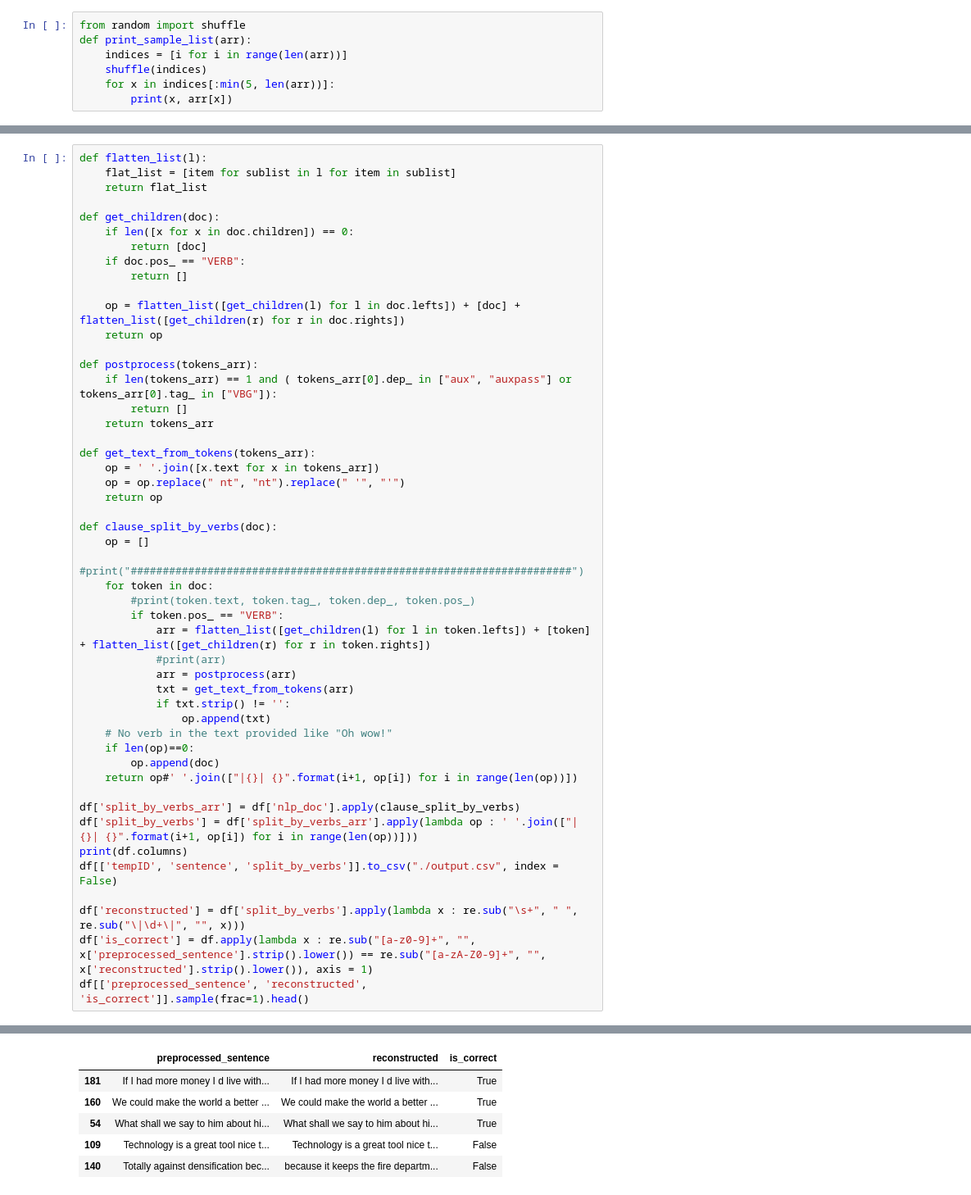
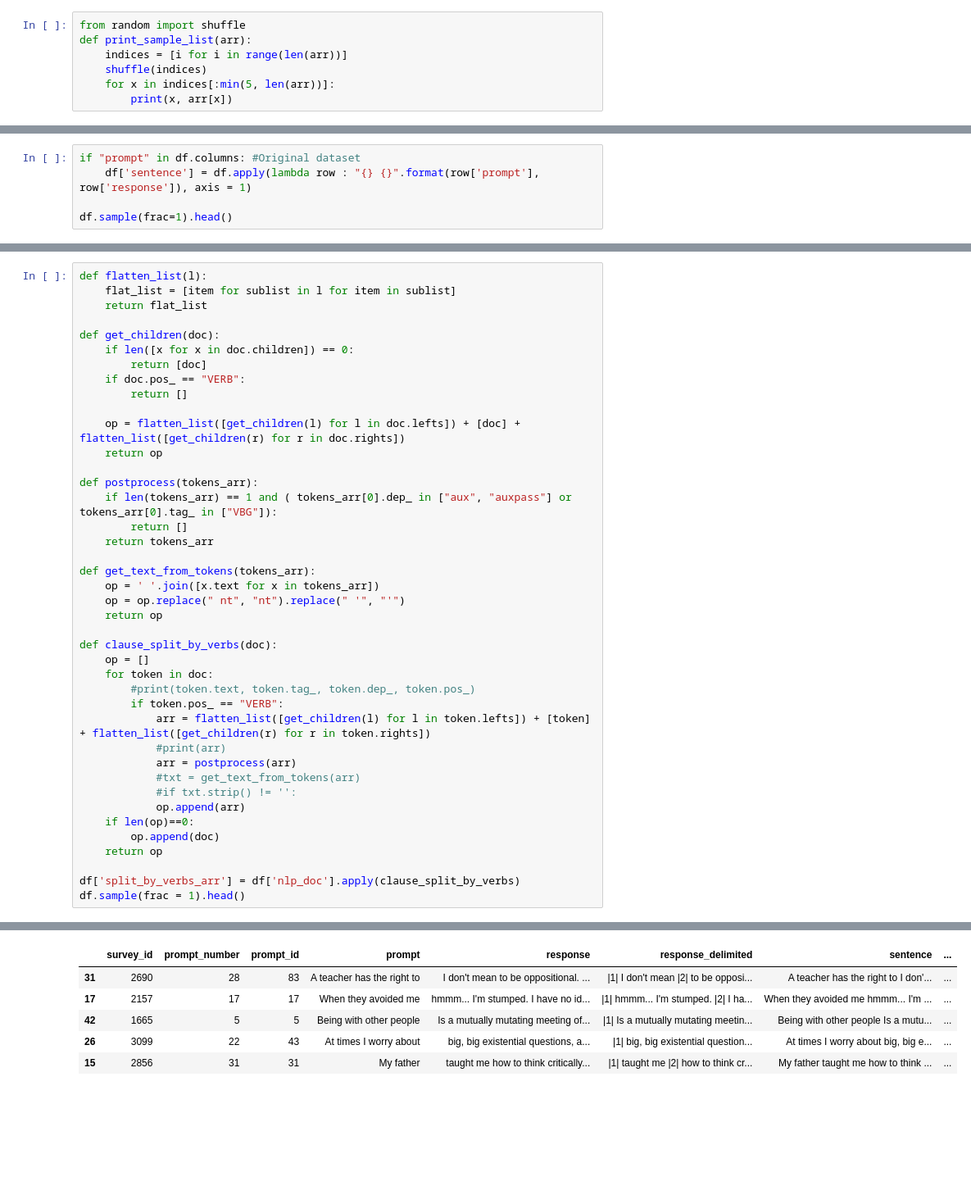
Before and after one commit to perspegrity5/SL_NLP_PassiveActive1, a Jupyter notebook: spacy_classifiers.ipynb, the cells around one changed output, grey strips where cells are left out. Shown: that part at 82% size. Drawn from its saved outputs; the diff is of its cells as text; blank space fills up the shorter version.

```diff
--- a/spacy_classifiers.ipynb
+++ b/spacy_classifiers.ipynb
@@ -267,0 +107,5 @@ Index(['tempID', 'sentence'], dtype='object')
+# %%
+if "prompt" in df.columns: #Original dataset
+    df['sentence'] = df.apply(lambda row : "{} {}".format(row['prompt'], row['response']), axis = 1)
+
+df.sample(frac=1).head()
@@ -321,27 +179,19 @@ def get_text_from_tokens(tokens_arr):
 
 def clause_split_by_verbs(doc):
     op = []
-    #print("#####################################################################")
     for token in doc:
         #print(token.text, token.tag_, token.dep_, token.pos_)
         if token.pos_ == "VERB":
             arr = flatten_list([get_children(l) for l in token.lefts]) + [token] + flatten_list([get_children(r) for r in token.rights])
             #print(arr)
             arr = postprocess(arr)
-            txt = get_text_from_tokens(arr)
-            if txt.strip() != '':
-                op.append(txt)
-    # No verb in the text provided like "Oh wow!"
+            #txt = get_text_from_tokens(arr)
+            #if txt.strip() != '':
+            op.append(arr)
     if len(op)==0:
         op.append(doc)
-    return op#' '.join(["|{}| {}".format(i+1, op[i]) for i in range(len(op))])
+    return op
 
 df['split_by_verbs_arr'] = df['nlp_doc'].apply(clause_split_by_verbs)
-df['split_by_verbs'] = df['split_by_verbs_arr'].apply(lambda op : ' '.join(["|{}| {}".format(i+1, op[i]) for i in range(len(op))]))
-print(df.columns)
-df[['tempID', 'sentence', 'split_by_verbs']].to_csv("./output.csv", index = False)
-
-df['reconstructed'] = df['split_by_verbs'].apply(lambda x : re.sub("\s+", " ", re.sub("\|\d+\|", "", x)))
-df['is_correct'] = df.apply(lambda x : re.sub("[a-z0-9]+", "", x['preprocessed_sentence'].strip().lower()) == re.sub("[a-zA-Z0-9]+", "", x['reconstructed'].strip().lower()), axis = 1)
-df[['preprocessed_sentence', 'reconstructed', 'is_correct']].sample(frac=1).head()
+df.sample(frac = 1).head()
 # %% [output]
@@ -351,6 +198,6 @@ Index(['tempID', 'sentence', 'preprocessed_sentence', 'nlp_doc',
-|  | preprocessed_sentence | reconstructed | is_correct |
-| 181 | If I had more money I d live with... | If I had more money I d live with... | True |
-| 160 | We could make the world a better ... | We could make the world a better ... | True |
-| 54 | What shall we say to him about hi... | What shall we say to him about hi... | True |
-| 109 | Technology is a great tool nice t... | Technology is a great tool nice t... | False |
-| 140 | Totally against densification bec... | because it keeps the fire departm... | False |
+|  | survey_id | prompt_number | prompt_id | prompt | response | response_delimited | sentence | ... |
+| 31 | 2690 | 28 | 83 | A teacher has the right to | I don't mean to be oppositional. ... | |1| I don't mean |2| to be opposi... | A teacher has the right to I don'... | ... |
+| 17 | 2157 | 17 | 17 | When they avoided me | hmmm... I'm stumped. I have no id... | |1| hmmm... I'm stumped. |2| I ha... | When they avoided me hmmm... I'm ... | ... |
+| 42 | 1665 | 5 | 5 | Being with other people | Is a mutually mutating meeting of... | |1| Is a mutually mutating meetin... | Being with other people Is a mutu... | ... |
+| 26 | 3099 | 22 | 43 | At times I worry about | big, big existential questions, a... | |1| big, big existential question... | At times I worry about big, big e... | ... |
+| 15 | 2856 | 31 | 31 | My father | taught me how to think critically... | |1| taught me |2| how to think cr... | My father taught me how to think ... | ... |
```
Also changed, not shown: parts of 14 cells of this notebook.
